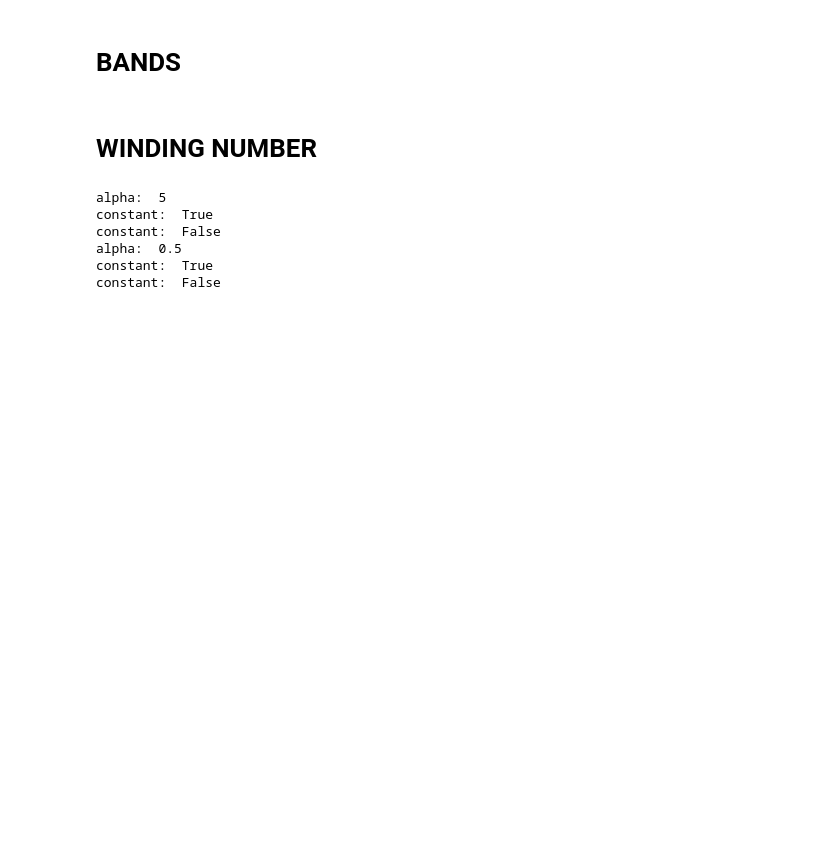
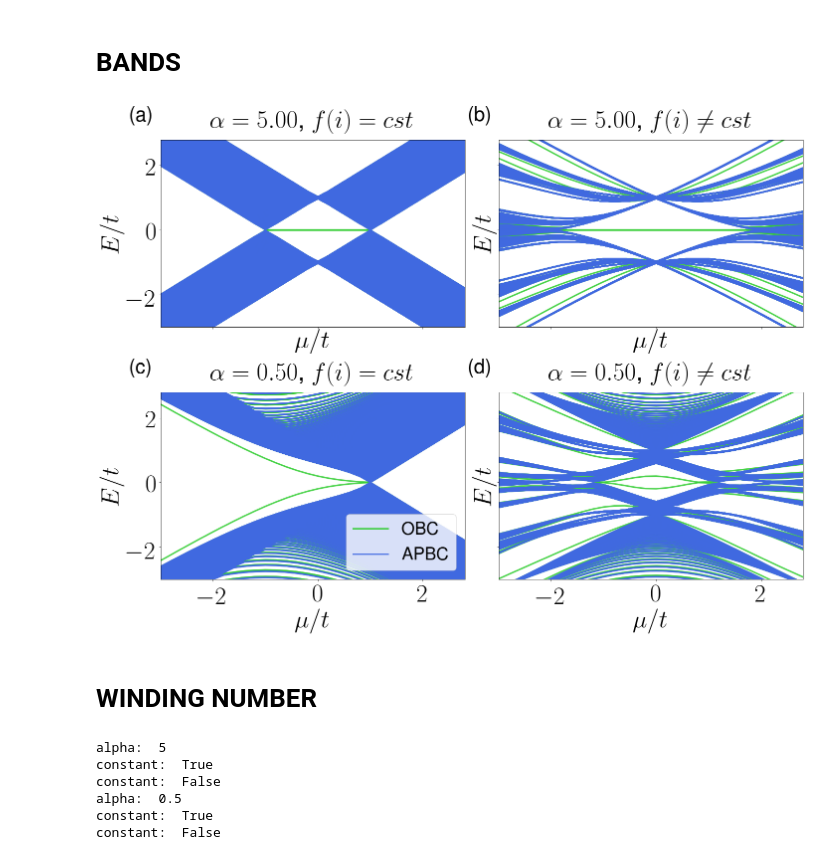
Before and after one commit to jfraxanet/Topo_LR_Kitaev_AAH, a Jupyter notebook: figures.ipynb, the cells around one changed output. Cells and saved outputs as stored; diff of their text form; code cells hidden in the pictures; blank space fills up the shorter version.

```diff
--- a/figures.ipynb
+++ b/figures.ipynb
@@ -57,34 +55,37 @@ for alpha in [5,0.5]:
             Fn1 = Fn1,
             Fn = Fn,
             phase = 0,
             constant= constant
         )
 
         mu_list = np.arange(-3,3,0.2)
         energies_o = np.load(path_data + 'energies_OBC_alpha_%.2f_constant_%s_it_%.0f_L_%.0f.npy' %(alpha, str(constant), it, L))
         energies_r = np.load(path_data + 'energies_APBC_alpha_%.2f_constant_%s_it_%.0f_L_%.0f.npy' %(alpha, str(constant), it, L))
 
         my_labels = {"1" : "APBC", "2" : "OBC"}
 
         for energy in energies_o:
             ax.plot(mu_list, energy, color='limegreen', linestyle='-', linewidth=3, alpha=0.9,
                      label=my_labels["2"])
             my_labels["2"] = "_nolegend_"
 
         for energy in energies_r:
             ax.plot(mu_list, energy, color='royalblue', linestyle='-', linewidth = 3, alpha=0.9,
                      label=my_labels["1"])
             my_labels["1"] = "_nolegend_"
 
-        ax.legend(fontsize=fs-20, loc='lower right')
         ax.set_ylim(-3,2.8)
         ax.set_xlim(-3,2.8)
 
 for ax,lab in zip(axes.flat, ['(a)', '(b)', '(c)', '(d)']):
+    if lab == '(c)':
+        ax.legend(fontsize=fs-15, loc='lower right')
     ax.text(-0.1, 1.1, lab, transform=ax.transAxes, size=40, weight='bold',family='STIXGeneral')
 
 plt.tight_layout()
 plt.savefig(path_figures + 'energy_spectrum.pdf')
+# %% [output]
+[figure, added]
 # %% [markdown]
 # WINDING NUMBER
 # %%
```
Also changed, not shown: parts of 2 cells of this notebook, 7 other files.
